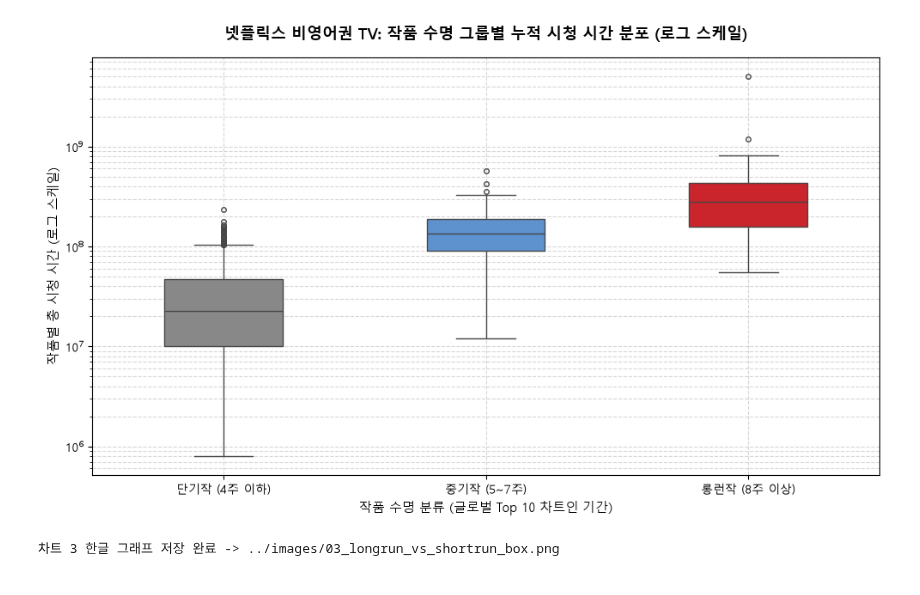
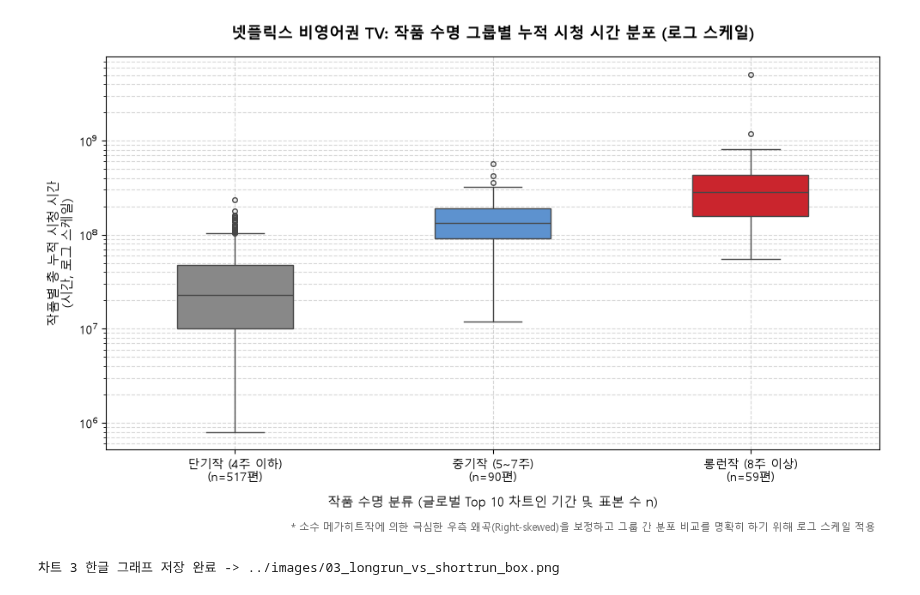
Before and after one commit to love4xox/netflix-content-lifecycle, a Jupyter notebook: notebooks/03_survival_and_decay_model.ipynb, the cells around one changed output. Saved outputs shown, nothing was run; the diff lists cells and outputs as text; code cells hidden in the pictures.

```diff
--- a/notebooks/03_survival_and_decay_model.ipynb
+++ b/notebooks/03_survival_and_decay_model.ipynb
@@ -53,54 +53,73 @@ plt.rcParams['axes.unicode_minus'] = False
 
 # 1. 데이터 불러오기
 show_summary = pd.read_csv('../data/processed/02_show_retention_summary.csv')
 
-# 2. 한글 그룹 라벨 매핑 (보기 편하게 한글화)
+# 2. 한글 그룹 라벨 매핑
 group_kor_map = {
     'Short-run (<=4w)': '단기작 (4주 이하)',
     'Mid-run (5-7w)': '중기작 (5~7주)',
     'Long-run (>=8w)': '롱런작 (8주 이상)'
 }
 show_summary['lifecycle_group_kor'] = show_summary['lifecycle_group'].map(group_kor_map)
 
-# 순서 및 색상 팔레트 정의
-order_kor = ['단기작 (4주 이하)', '중기작 (5~7주)', '롱런작 (8주 이상)']
-palette_kor = {
-    '단기작 (4주 이하)': '#888888',
-    '중기작 (5~7주)': '#4A90E2',
-    '롱런작 (8주 이상)': '#E50914'
+# 각 그룹별 표본 수(n) 계산 및 X축 라벨 생성
+n_counts = show_summary['lifecycle_group_kor'].value_counts()
+show_summary['lifecycle_display'] = show_summary['lifecycle_group_kor'].apply(
+    lambda x: f"{x}\n(n={n_counts.get(x, 0):,}편)"
+)
+
+# 순서 및 색상 팔레트 정의 (n수 포함 라벨 기준)
+order_display = [
+    f"단기작 (4주 이하)\n(n={n_counts.get('단기작 (4주 이하)', 0):,}편)",
+    f"중기작 (5~7주)\n(n={n_counts.get('중기작 (5~7주)', 0):,}편)",
+    f"롱런작 (8주 이상)\n(n={n_counts.get('롱런작 (8주 이상)', 0):,}편)"
+]
+
+palette_display = {
+    order_display[0]: '#888888',
+    order_display[1]: '#4A90E2',
+    order_display[2]: '#E50914'
 }
 
 # 3. 박스플롯 시각화
-plt.figure(figsize=(10, 6))
+fig, ax = plt.subplots(figsize=(10, 6.2))
 
-ax = sns.boxplot(
+sns.boxplot(
     data=show_summary,
-    x='lifecycle_group_kor',
+    x='lifecycle_display',
     y='total_hours_viewed',
-    order=order_kor,
-    palette=palette_kor,
-    hue='lifecycle_group_kor',  # Seaborn 최신 경고 방지
+    order=order_display,
+    palette=palette_display,
+    hue='lifecycle_display',
     legend=False,
     width=0.45,
-    fliersize=4
+    fliersize=4,
+    ax=ax
 )
 ax.set_yscale('log')  # 로그 스케일 적용
 
 # 한글 타이틀 및 축 레이블 설정
-plt.title('넷플릭스 비영어권 TV: 작품 수명 그룹별 누적 시청 시간 분포 (로그 스케일)', fontsize=13, fontweight='bold', pad=15)
-plt.xlabel('작품 수명 분류 (글로벌 Top 10 차트인 기간)', fontsize=11)
-plt.ylabel('작품별 총 시청 시간 (로그 스케일)', fontsize=11)
-plt.grid(True, linestyle='--', alpha=0.5, which='both')
-plt.tight_layout()
+ax.set_title('넷플릭스 비영어권 TV: 작품 수명 그룹별 누적 시청 시간 분포 (로그 스케일)', fontsize=13, fontweight='bold', pad=15)
+ax.set_xlabel('작품 수명 분류 (글로벌 Top 10 차트인 기간 및 표본 수 n)', fontsize=11, labelpad=10)
 
-# 4. 이미지 저장
+# [수정 반영] Hour 제거 및 한글/로그스케일 표기 통일
+ax.set_ylabel('작품별 총 누적 시청 시간\n(시간, 로그 스케일)', fontsize=11)
+ax.grid(True, linestyle='--', alpha=0.5, which='both')
+
+# 로그 스케일 사용 사유를 차트 하단 외곽에 주석으로 추가
+fig.text(0.98, 0.02, '* 소수 메가히트작에 의한 극심한 우측 왜곡(Right-skewed)을 보정하고 그룹 간 분포 비교를 명확히 하기 위해 로그 스케일 적용',
+         ha='right', va='bottom', fontsize=8.5, color='#666666', style='italic')
+
+plt.tight_layout(rect=[0, 0.04, 1, 1])
+
+# 4. 이미지 저장 및 출력
 chart3_path = '../images/03_longrun_vs_shortrun_box.png'
 plt.savefig(chart3_path, dpi=300)
 plt.show()
 
 print(f"차트 3 한글 그래프 저장 완료 -> {chart3_path}")
 # %% [output]
-[figure, old version]
+[figure, new version]
 차트 3 한글 그래프 저장 완료 -> ../images/03_longrun_vs_shortrun_box.png
 # %%
 import matplotlib.pyplot as plt
```
Also changed, not shown: parts of 1 cell of this notebook, 8 other files.
